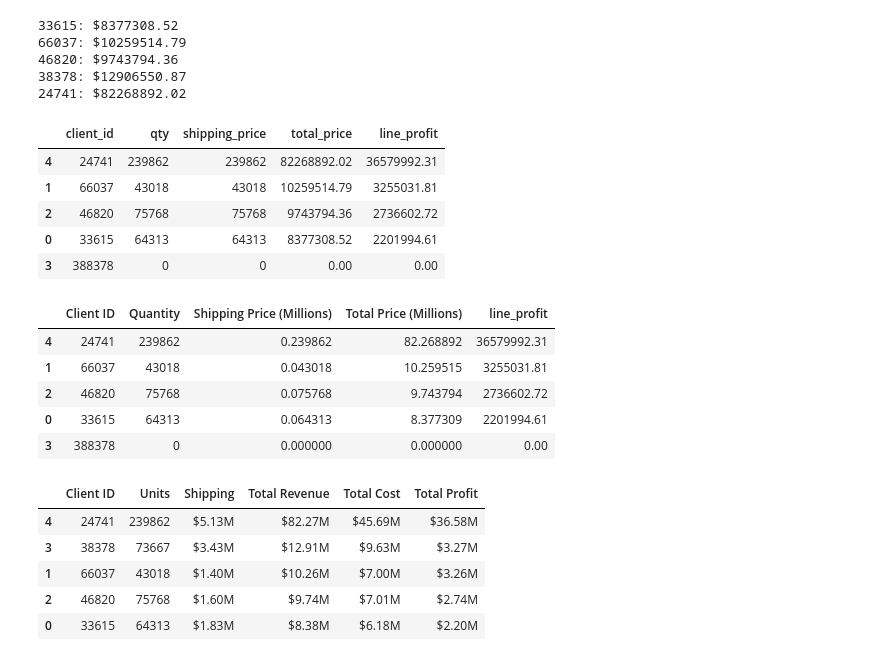
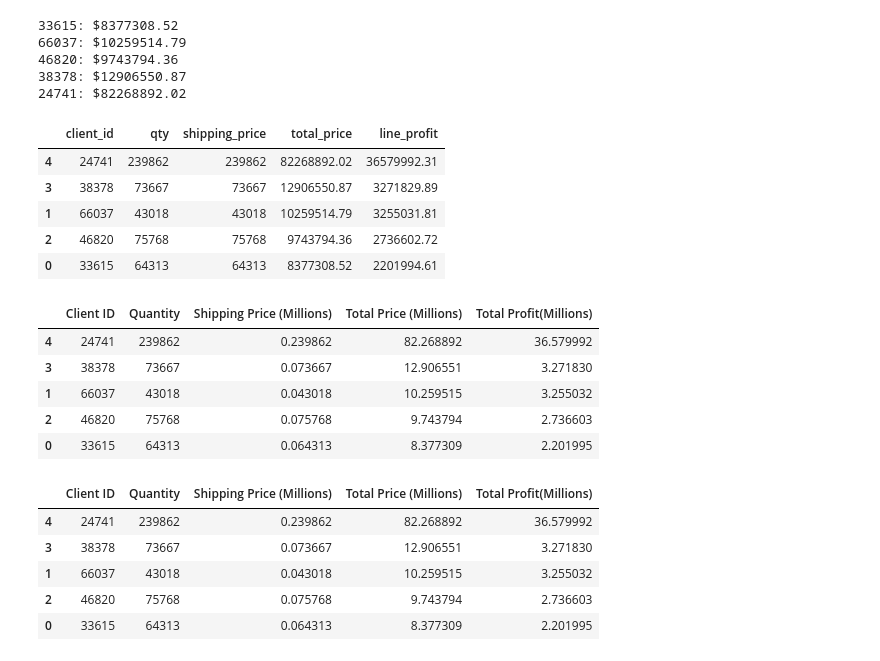
Before and after one commit to sonjabaro/pandas-challenge-1, a Jupyter notebook: module_4_challenge.ipynb, the cells around one changed output. Drawn from its saved outputs; the diff is of its cells as text; code cells hidden in the pictures.

```diff
--- a/module_4_challenge.ipynb
+++ b/module_4_challenge.ipynb
@@ -303,7 +322,7 @@ def total_profit(client_id):
 
 
 #identify top 5 ids
-top_5_client_ids = [33615,66037,46820,388378,24741]
+top_5_client_ids = [33615,66037,46820,38378,24741]
 #define client data variable
 client_data = []
 #run loop
@@ -329,42 +348,46 @@ summary_client_data_df
 # %% [output]
 |  | client_id | qty | shipping_price | total_price | line_profit |
 | 4 | 24741 | 239862 | 239862 | 82268892.02 | 36579992.31 |
+| 3 | 38378 | 73667 | 73667 | 12906550.87 | 3271829.89 |
 | 1 | 66037 | 43018 | 43018 | 10259514.79 | 3255031.81 |
 | 2 | 46820 | 75768 | 75768 | 9743794.36 | 2736602.72 |
 | 0 | 33615 | 64313 | 64313 | 8377308.52 | 2201994.61 |
-| 3 | 388378 | 0 | 0 | 0.00 | 0.00 |
 # %%
 # Format the data and rename the columns
 # to names suitable for presentation.
 # Currency should be in millions of dollars.
 
-#convert currency
+#convert currency first using/1000000
 
 
-summary_client_data_df[total_price'] = summary_client_data_df['total_price'] / 1_000_000  # Convert to millions
-summary_client_data_df['shipping_price'] = summary_client_data_df['shipping_price'] / 1_000_000  # Convert to millions
+summary_client_data_df["total_price"] = summary_client_data_df["total_price"] / 1_000_000  # Convert to millions
+summary_client_data_df["shipping_price"] = summary_client_data_df["shipping_price"] / 1_000_000  # Convert to millions
+summary_client_data_df["line_profit"] = summary_client_data_df["line_profit"] / 1_000_000
 #Rename columns using rename method
 summary_client_data_df = summary_client_data_df.rename(columns={
-    'total_price': 'Total Price (Millions)',
+    "total_price": "Total Price (Millions)",
     'shipping_price': 'Shipping Price (Millions)',
     'qty': 'Quantity',
     'client_id': 'Client ID',
-    'line_profit"
+    "line_profit": "Total Profit(Millions)"
 })
 summary_client_data_df
 # %% [output]
-|  | Client ID | Quantity | Shipping Price (Millions) | Total Price (Millions) | line_profit |
-| 4 | 24741 | 239862 | 0.239862 | 82.268892 | 36579992.31 |
-| 1 | 66037 | 43018 | 0.043018 | 10.259515 | 3255031.81 |
-| 2 | 46820 | 75768 | 0.075768 | 9.743794 | 2736602.72 |
-| 0 | 33615 | 64313 | 0.064313 | 8.377309 | 2201994.61 |
-| 3 | 388378 | 0 | 0.000000 | 0.000000 | 0.00 |
+|  | Client ID | Quantity | Shipping Price (Millions) | Total Price (Millions) | Total Profit(Millions) |
+| 4 | 24741 | 239862 | 0.239862 | 82.268892 | 36.579992 |
+| 3 | 38378 | 73667 | 0.073667 | 12.906551 | 3.271830 |
+| 1 | 66037 | 43018 | 0.043018 | 10.259515 | 3.255032 |
+| 2 | 46820 | 75768 | 0.075768 | 9.743794 | 2.736603 |
+| 0 | 33615 | 64313 | 0.064313 | 8.377309 | 2.201995 |
 # %%
 # Sort the updated data by "Total Profit" form highest to lowest
+#use sort values method, ascending is false since it is to be highest to lowest
+summary_client_data_df=summary_client_data_df.sort_values(by = "Total Profit(Millions)", ascending=False)
+summary_client_data_df
 # %% [output]
-|  | Client ID | Units | Shipping | Total Revenue | Total Cost | Total Profit |
-| 4 | 24741 | 239862 | $5.13M | $82.27M | $45.69M | $36.58M |
-| 3 | 38378 | 73667 | $3.43M | $12.91M | $9.63M | $3.27M |
-| 1 | 66037 | 43018 | $1.40M | $10.26M | $7.00M | $3.26M |
-| 2 | 46820 | 75768 | $1.60M | $9.74M | $7.01M | $2.74M |
-| 0 | 33615 | 64313 | $1.83M | $8.38M | $6.18M | $2.20M |
+|  | Client ID | Quantity | Shipping Price (Millions) | Total Price (Millions) | Total Profit(Millions) |
+| 4 | 24741 | 239862 | 0.239862 | 82.268892 | 36.579992 |
+| 3 | 38378 | 73667 | 0.073667 | 12.906551 | 3.271830 |
+| 1 | 66037 | 43018 | 0.043018 | 10.259515 | 3.255032 |
+| 2 | 46820 | 75768 | 0.075768 | 9.743794 | 2.736603 |
+| 0 | 33615 | 64313 | 0.064313 | 8.377309 | 2.201995 |
```
Also changed, not shown: parts of 3 cells of this notebook.
